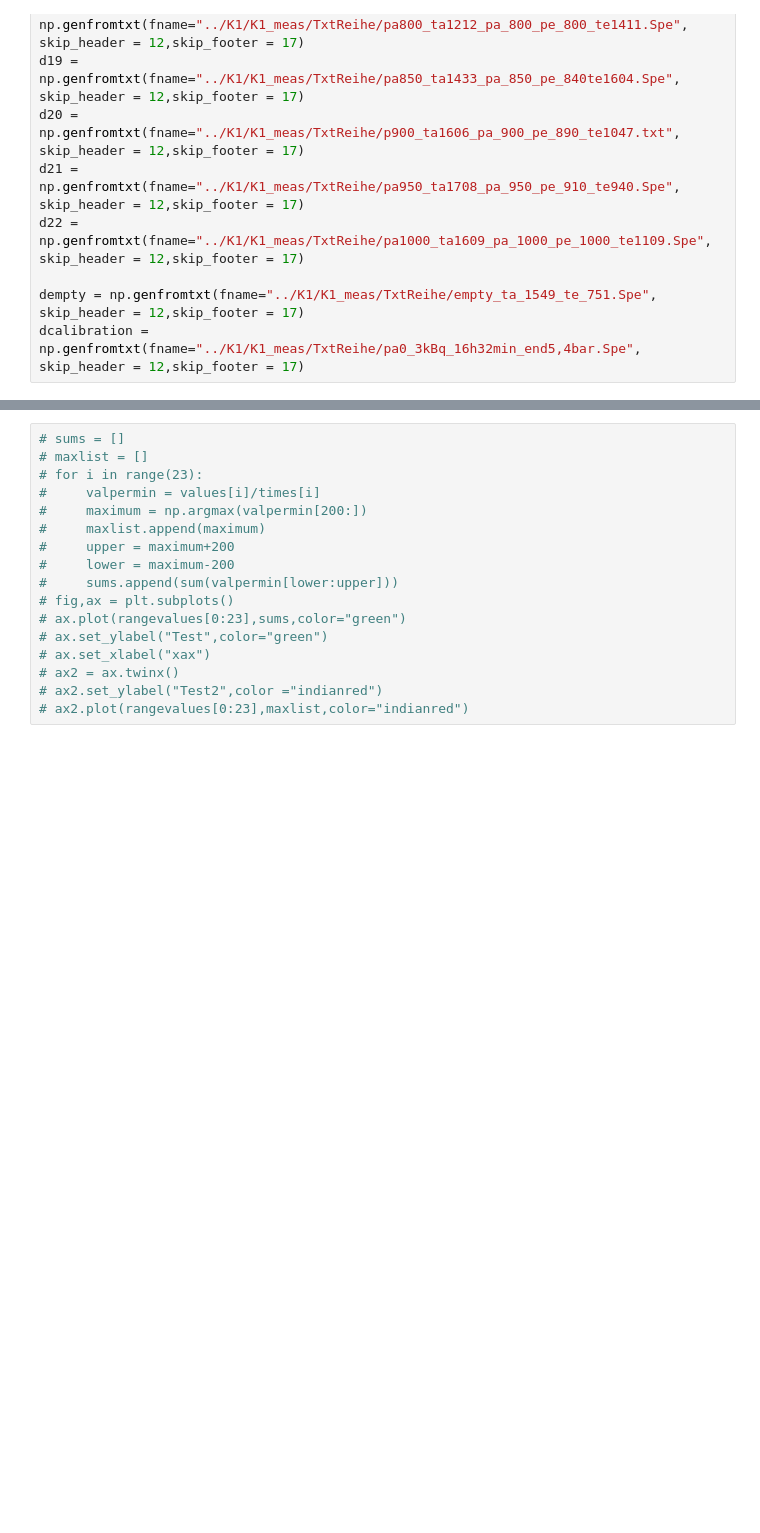
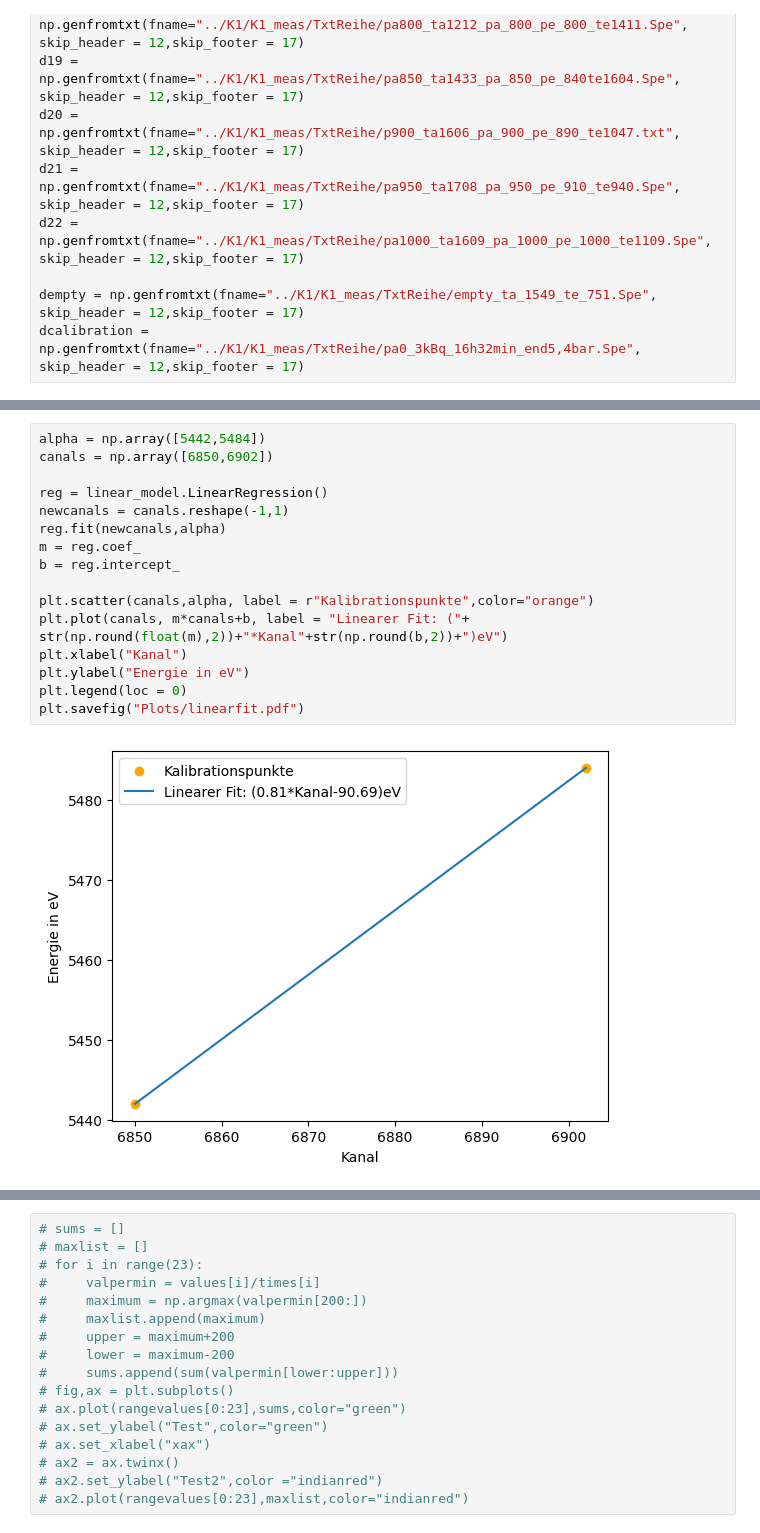
Before and after one commit to CaptainNikon/PPF-Uni-Potsdam, a Jupyter notebook: K1/calc.ipynb, the cells around one changed output, grey strips where cells are left out. Saved outputs shown, nothing was run; the diff lists cells and outputs as text; blank space fills up the shorter version.

```diff
--- a/K1/calc.ipynb
+++ b/K1/calc.ipynb
@@ -38,3 +50,21 @@ reducnoise = sum(dempty)/962
+# %%
+alpha = np.array([5442,5484])
+canals = np.array([6850,6902])
+
+reg = linear_model.LinearRegression()
+newcanals = canals.reshape(-1,1)
+reg.fit(newcanals,alpha)
+m = reg.coef_
+b = reg.intercept_
+
+plt.scatter(canals,alpha, label = r"Kalibrationspunkte",color="orange")
+plt.plot(canals, m*canals+b, label = "Linearer Fit: ("+ str(np.round(float(m),2))+"*Kanal"+str(np.round(b,2))+")eV")
+plt.xlabel("Kanal")
+plt.ylabel("Energie in eV")
+plt.legend(loc = 0)
+plt.savefig("Plots/linearfit.pdf")
+# %% [output]
+[figure, added]
 # %%
 xlen = np.arange(len(d1))
 for i in range(23):
```
Also changed, not shown: parts of 10 cells of this notebook, 7 other files.
